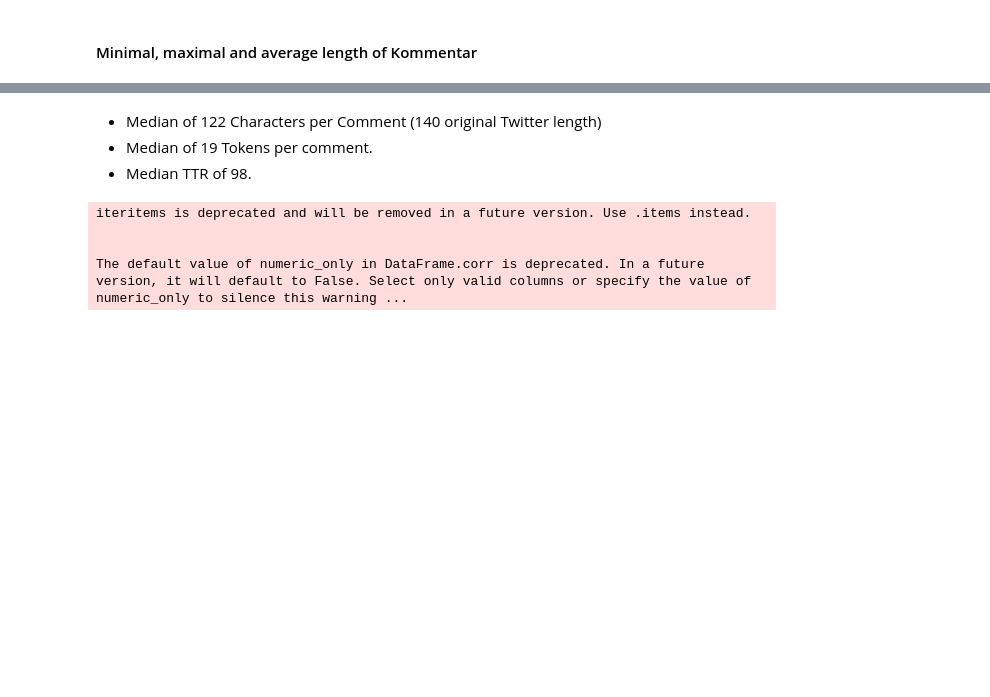
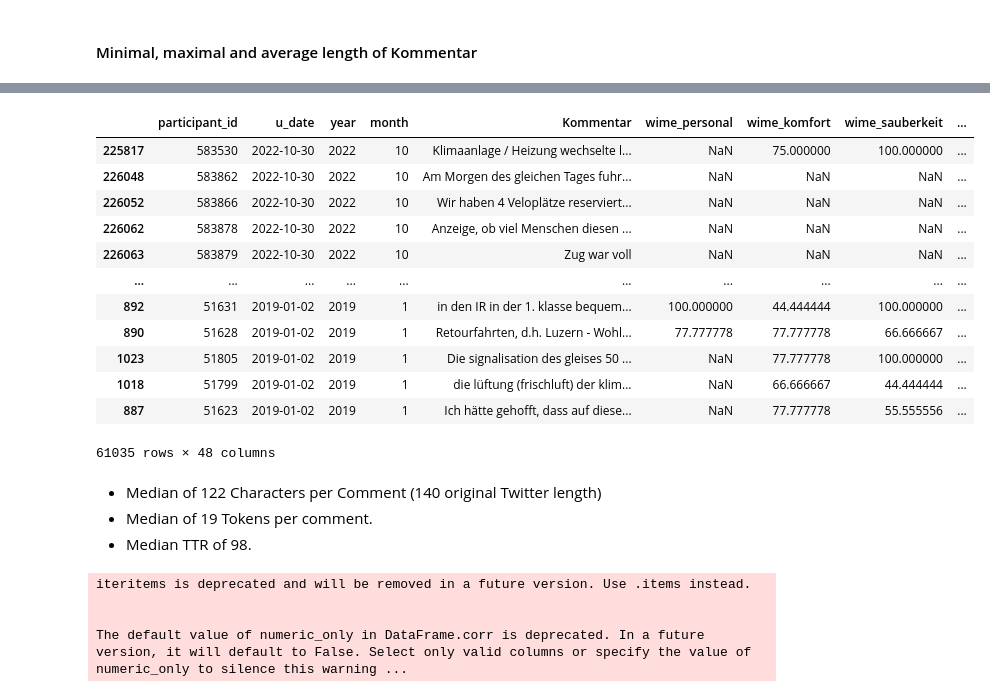
Before and after one commit to Faices/nlp-satisfaction, a Jupyter notebook: 03-EDA.ipynb, the cells around one changed output, grey strips where cells are left out. Cells and saved outputs as stored; diff of their text form; code cells hidden in the pictures; blank space fills up the shorter version.

```diff
--- a/03-EDA.ipynb
+++ b/03-EDA.ipynb
@@ -316,3 +326,19 @@ df_text.describe()
+# %%
+df_text
+# %% [output]
+|  | participant_id | u_date | year | month | Kommentar | wime_personal | wime_komfort | wime_sauberkeit | ... |
+| 225817 | 583530 | 2022-10-30 | 2022 | 10 | Klimaanlage / Heizung wechselte l... | NaN | 75.000000 | 100.000000 | ... |
+| 226048 | 583862 | 2022-10-30 | 2022 | 10 | Am Morgen des gleichen Tages fuhr... | NaN | NaN | NaN | ... |
+| 226052 | 583866 | 2022-10-30 | 2022 | 10 | Wir haben 4 Veloplätze reserviert... | NaN | NaN | NaN | ... |
+| 226062 | 583878 | 2022-10-30 | 2022 | 10 | Anzeige, ob viel Menschen diesen ... | NaN | NaN | NaN | ... |
+| 226063 | 583879 | 2022-10-30 | 2022 | 10 | Zug war voll | NaN | NaN | NaN | ... |
+| ... | ... | ... | ... | ... | ... | ... | ... | ... | ... |
+| 892 | 51631 | 2019-01-02 | 2019 | 1 | in den IR in der 1. klasse bequem... | 100.000000 | 44.444444 | 100.000000 | ... |
+| 890 | 51628 | 2019-01-02 | 2019 | 1 | Retourfahrten, d.h. Luzern - Wohl... | 77.777778 | 77.777778 | 66.666667 | ... |
+| 1023 | 51805 | 2019-01-02 | 2019 | 1 | Die signalisation des gleises 50 ... | NaN | 77.777778 | 100.000000 | ... |
+| 1018 | 51799 | 2019-01-02 | 2019 | 1 | die lüftung (frischluft) der klim... | NaN | 66.666667 | 44.444444 | ... |
+| 887 | 51623 | 2019-01-02 | 2019 | 1 | Ich hätte gehofft, dass auf diese... | NaN | 77.777778 | 55.555556 | ... |
+61035 rows × 48 columns
 # %% [markdown]
 - Median of 122 Characters per Comment (140 original Twitter length)
 - Median of 19 Tokens per comment.
```
Also changed, not shown: parts of 21 cells of this notebook, 15 other files.
